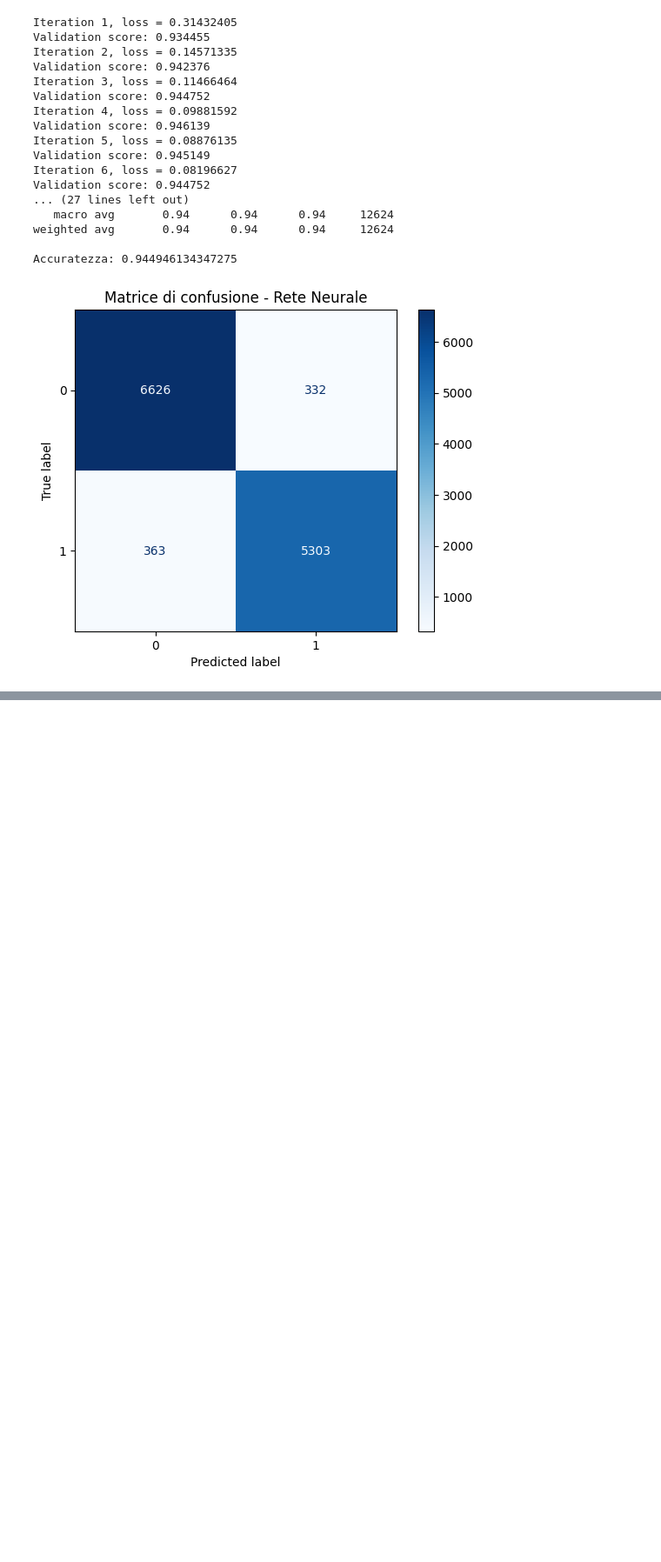
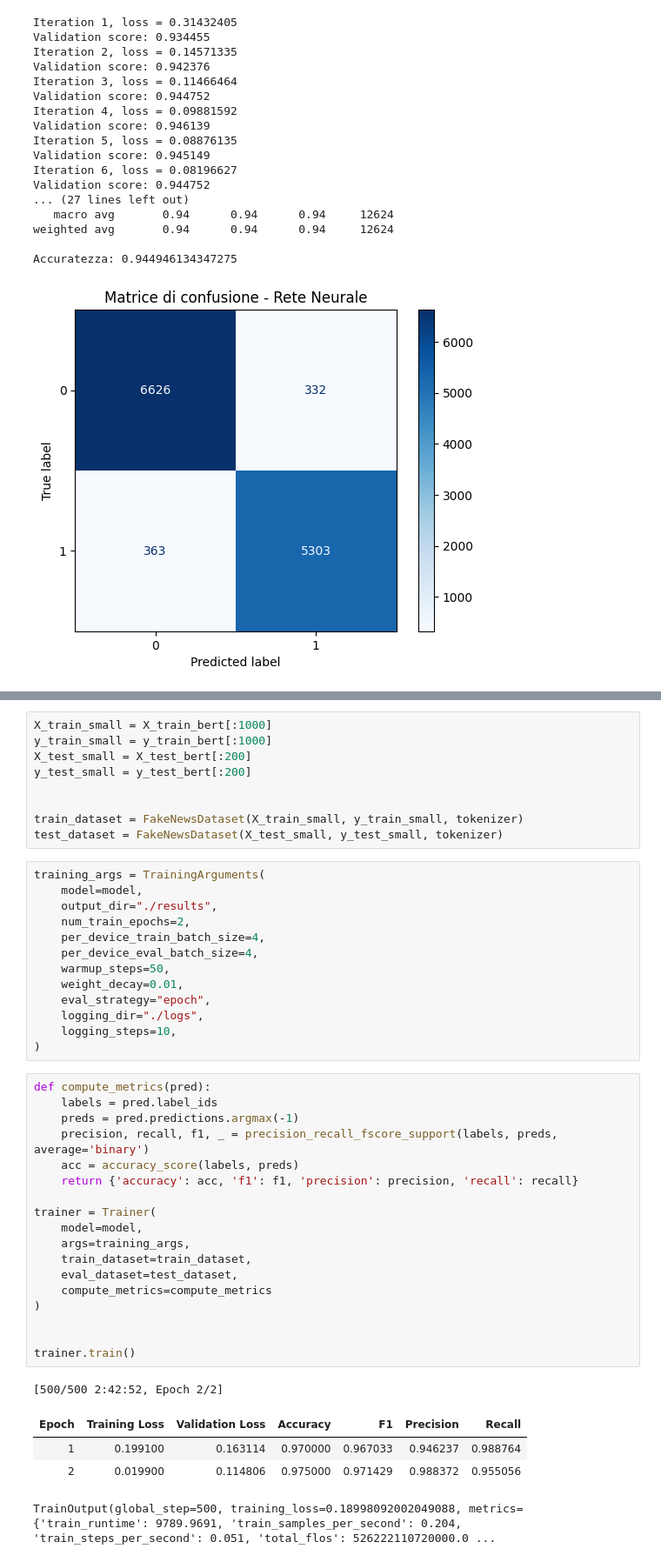
Before and after one commit to esterdegiosa03/fake-news-detection, a Jupyter notebook: prog_ml.ipynb, the cells around one changed output, grey strips where cells are left out. Shown: that part at 87% size. Cells and saved outputs as stored; diff of their text form; blank space fills up the shorter version.

Commit message:
Aggiunta analisi con Bert e altre features

```diff
--- a/prog_ml.ipynb
+++ b/prog_ml.ipynb
@@ -595,0 +671,46 @@ Accuracy ensemble: 0.9519169835234474
+# %%
+X_train_small = X_train_bert[:1000]
+y_train_small = y_train_bert[:1000]
+X_test_small = X_test_bert[:200]
+y_test_small = y_test_bert[:200]
+
+
+train_dataset = FakeNewsDataset(X_train_small, y_train_small, tokenizer)
+test_dataset = FakeNewsDataset(X_test_small, y_test_small, tokenizer)
+# %%
+training_args = TrainingArguments(
+    model=model,
+    output_dir="./results",
+    num_train_epochs=2,
+    per_device_train_batch_size=4,
+    per_device_eval_batch_size=4,
+    warmup_steps=50,
+    weight_decay=0.01,
+    eval_strategy="epoch",
+    logging_dir="./logs",
+    logging_steps=10,
+)
+# %%
+def compute_metrics(pred):
+    labels = pred.label_ids
+    preds = pred.predictions.argmax(-1)
+    precision, recall, f1, _ = precision_recall_fscore_support(labels, preds, average='binary')
+    acc = accuracy_score(labels, preds)
+    return {'accuracy': acc, 'f1': f1, 'precision': precision, 'recall': recall}
+
+trainer = Trainer(
+    model=model,
+    args=training_args,
+    train_dataset=train_dataset,
+    eval_dataset=test_dataset,
+    compute_metrics=compute_metrics
+)
+
+
+trainer.train()
+# %% [output]
+[500/500 2:42:52, Epoch 2/2]
+| Epoch | Training Loss | Validation Loss | Accuracy | F1 | Precision | Recall |
+| 1 | 0.199100 | 0.163114 | 0.970000 | 0.967033 | 0.946237 | 0.988764 |
+| 2 | 0.019900 | 0.114806 | 0.975000 | 0.971429 | 0.988372 | 0.955056 |
+TrainOutput(global_step=500, training_loss=0.18998092002049088, metrics={'train_runtime': 9789.9691, 'train_samples_per_second': 0.204, 'train_steps_per_second': 0.051, 'total_flos': 526222110720000.0 ...
```
Also changed, not shown: parts of 21 cells of this notebook.
